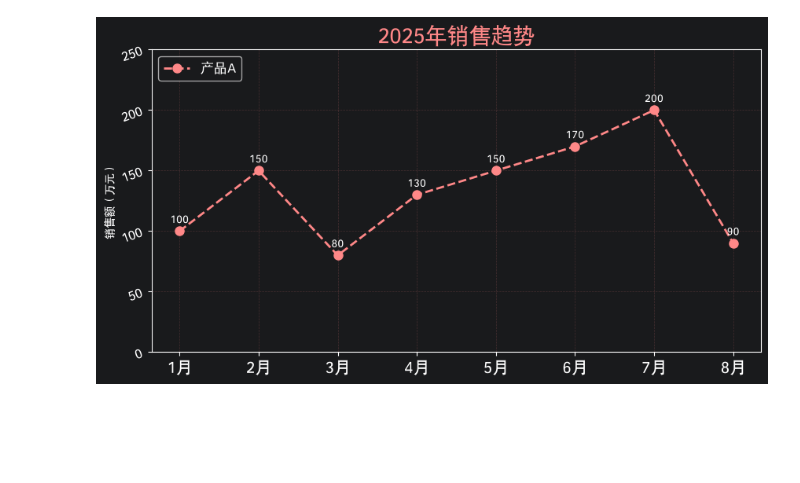
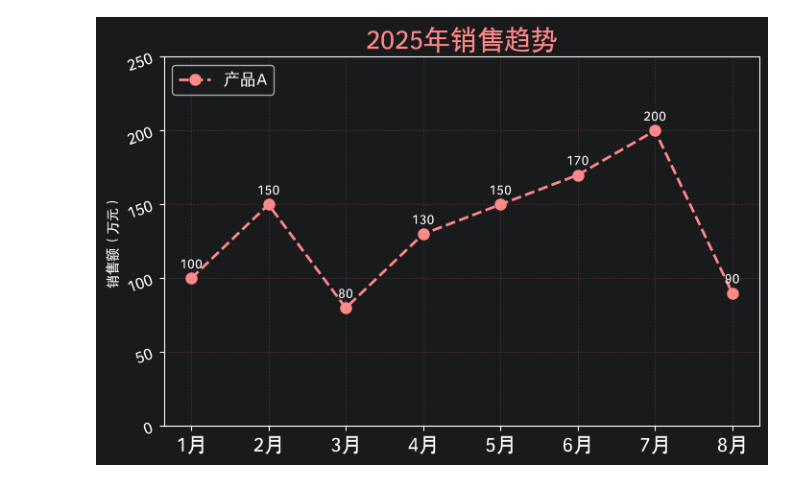
Before and after one commit to Refone/machine-learn-fundamental, a Jupyter notebook: data-analyse/matplotlib/plot.ipynb, the cells around one changed output. Cells and saved outputs as stored; diff of their text form; code cells hidden in the pictures; blank space fills up the shorter version.

```diff
--- a/data-analyse/matplotlib/plot.ipynb
+++ b/data-analyse/matplotlib/plot.ipynb
@@ -6,7 +6,7 @@ from matplotlib import rcParams
 rcParams['font.family'] = ['Hei']
 
 # 创建图表，设置大小
-plt.figure(figsize=(10,5))
+plt.figure(figsize=(8,5))
 
 # 要绘制的数据
 month = ['1月','2月','3月', '4月', '5月', '6月', '7月', '8月']
@@ -15,31 +15,31 @@ sales = [100, 150, 80, 130, 150, 170, 200, 90]
 # 绘制折线图
 plt.plot(month, sales,
          color='#ff8888',
          linestyle='--',
          linewidth=2,
          marker='o',
          markersize=8,
          label='产品A')
 
 # 添加标题
 plt.title('2025年销售趋势', fontsize=20, color='#ff8888')
 
 # 添加坐标轴的标签
 plt.xticks(rotation=0, fontsize=15)
 plt.yticks(rotation=20,fontsize=12)
 plt.ylabel('销售额（万元）',fontsize=10)
 # plt.xlabel('月份', fontsize=15)
 plt.ylim(0,250)
 
 # 添加图例
 plt.legend(loc='upper left',fontsize=12)
 for x,y in zip(month,sales):
     plt.text(x, y+5, str(y), ha='center', va='bottom',fontsize=10)
 
 # 添加网格线
 plt.grid(True, alpha=0.2, linestyle='--', color='#ff8888')
 
 # 显示图标
 plt.show()
 # %% [output]
-[figure, old version]
+[figure, new version]
```
Also changed, not shown: 7 other files.
